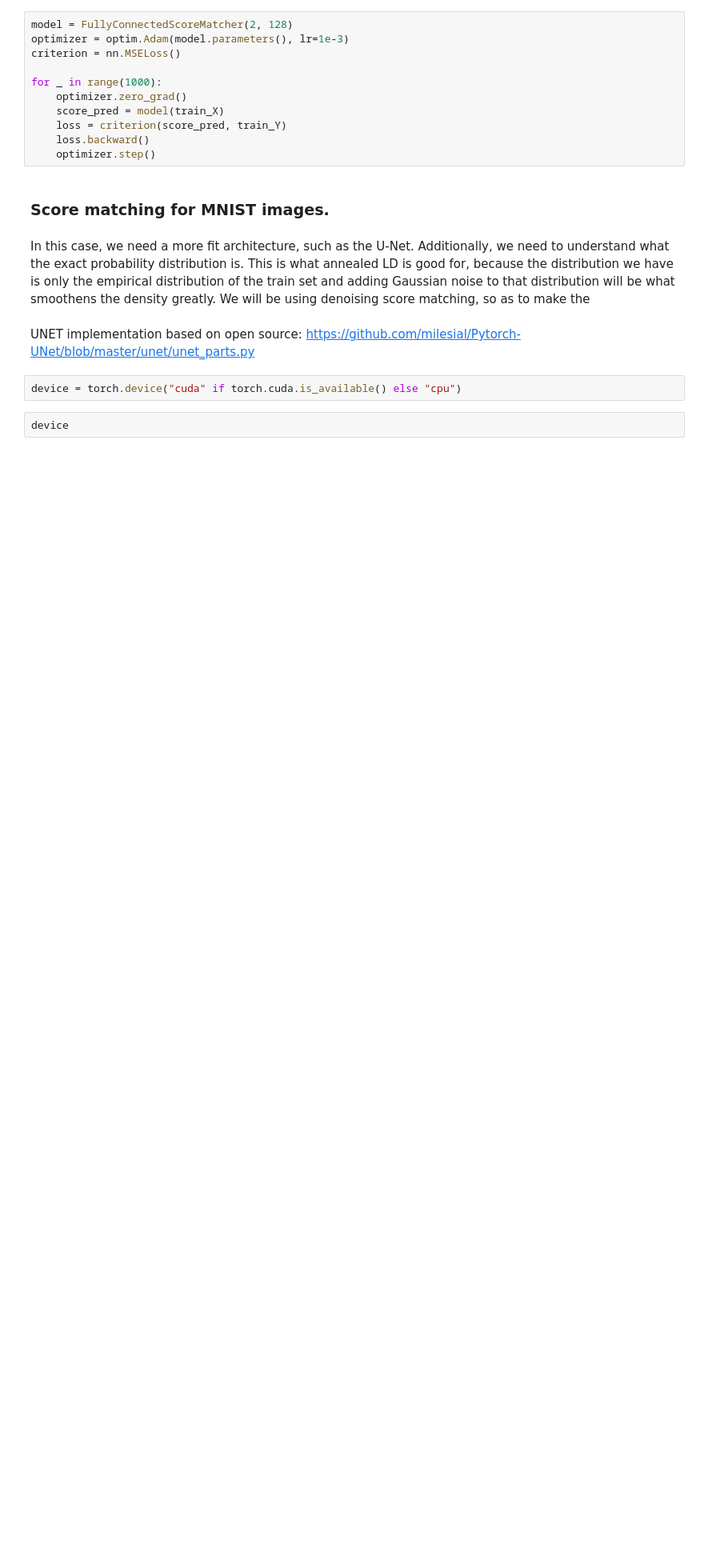
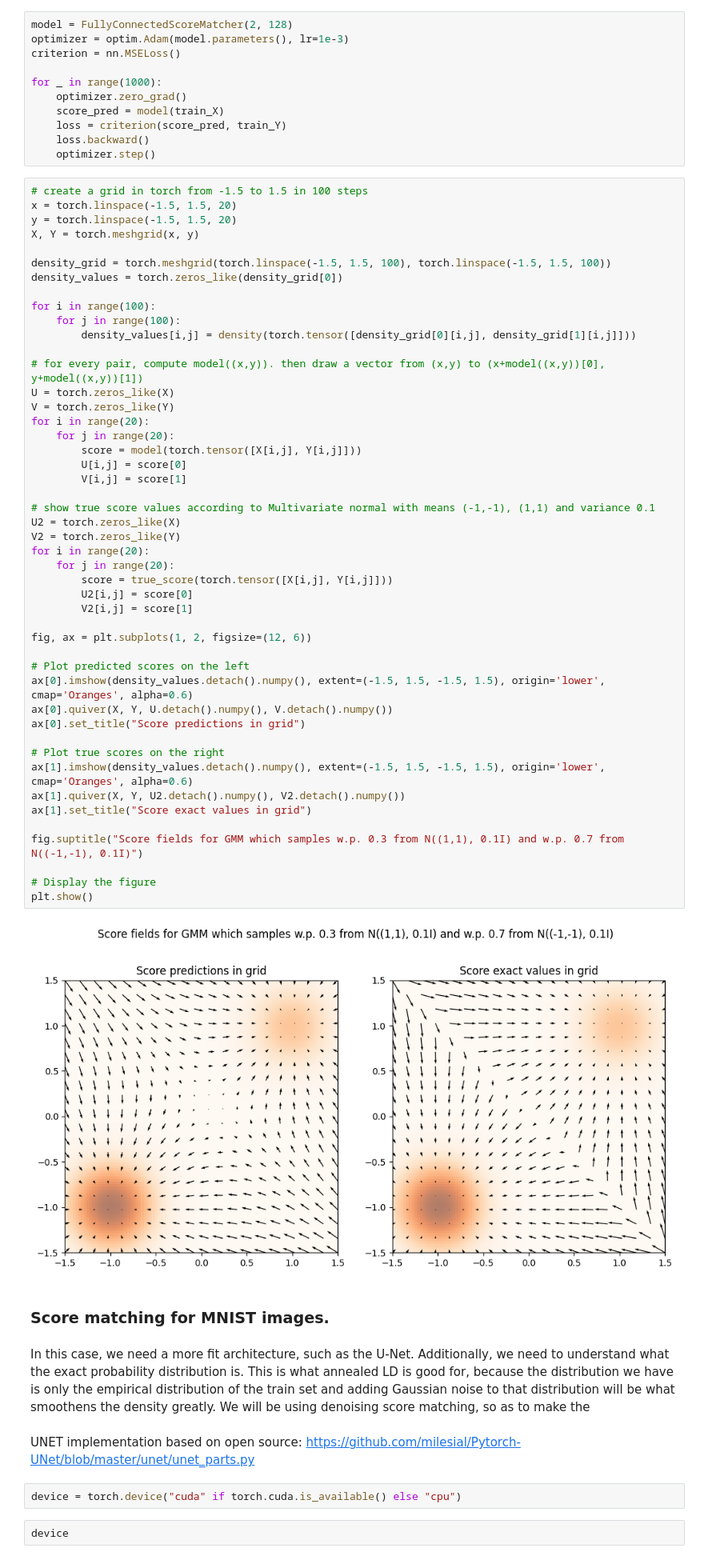
Before and after one commit to ben-eliav/Diffusion-Models-Project, a Jupyter notebook: code/score_matching.ipynb, the cells around one changed output. Shown at 80% size. Cells and saved outputs as stored; diff of their text form; blank space fills up the shorter version.

```diff
--- a/code/score_matching.ipynb
+++ b/code/score_matching.ipynb
@@ -287,6 +298,55 @@ for _ in range(1000):
     loss = criterion(score_pred, train_Y)
     loss.backward()
     optimizer.step()
+# %%
+# create a grid in torch from -1.5 to 1.5 in 100 steps
+x = torch.linspace(-1.5, 1.5, 20)
+y = torch.linspace(-1.5, 1.5, 20)
+X, Y = torch.meshgrid(x, y)
+
+density_grid = torch.meshgrid(torch.linspace(-1.5, 1.5, 100), torch.linspace(-1.5, 1.5, 100))
+density_values = torch.zeros_like(density_grid[0])
+
+for i in range(100):
+    for j in range(100):
+        density_values[i,j] = density(torch.tensor([density_grid[0][i,j], density_grid[1][i,j]]))
+
+# for every pair, compute model((x,y)). then draw a vector from (x,y) to (x+model((x,y))[0], y+model((x,y))[1])
+U = torch.zeros_like(X)
+V = torch.zeros_like(Y)
+for i in range(20):
+    for j in range(20):
+        score = model(torch.tensor([X[i,j], Y[i,j]]))
+        U[i,j] = score[0]
+        V[i,j] = score[1]
+
+# show true score values according to Multivariate normal with means (-1,-1), (1,1) and variance 0.1
+U2 = torch.zeros_like(X)
+V2 = torch.zeros_like(Y)
+for i in range(20):
+    for j in range(20):
+        score = true_score(torch.tensor([X[i,j], Y[i,j]]))
+        U2[i,j] = score[0]
+        V2[i,j] = score[1]
+
+fig, ax = plt.subplots(1, 2, figsize=(12, 6))
+
+# Plot predicted scores on the left
+ax[0].imshow(density_values.detach().numpy(), extent=(-1.5, 1.5, -1.5, 1.5), origin='lower', cmap='Oranges', alpha=0.6)
+ax[0].quiver(X, Y, U.detach().numpy(), V.detach().numpy())
+ax[0].set_title("Score predictions in grid")
+
+# Plot true scores on the right
+ax[1].imshow(density_values.detach().numpy(), extent=(-1.5, 1.5, -1.5, 1.5), origin='lower', cmap='Oranges', alpha=0.6)
+ax[1].quiver(X, Y, U2.detach().numpy(), V2.detach().numpy())
+ax[1].set_title("Score exact values in grid")
+
+fig.suptitle("Score fields for GMM which samples w.p. 0.3 from N((1,1), 0.1I) and w.p. 0.7 from N((-1,-1), 0.1I)")
+
+# Display the figure
+plt.show()
+# %% [output]
+[figure, added]
 # %% [markdown]
 ### Score matching for MNIST images.
 # %% [markdown]
```
Also changed, not shown: parts of 7 cells of this notebook.
